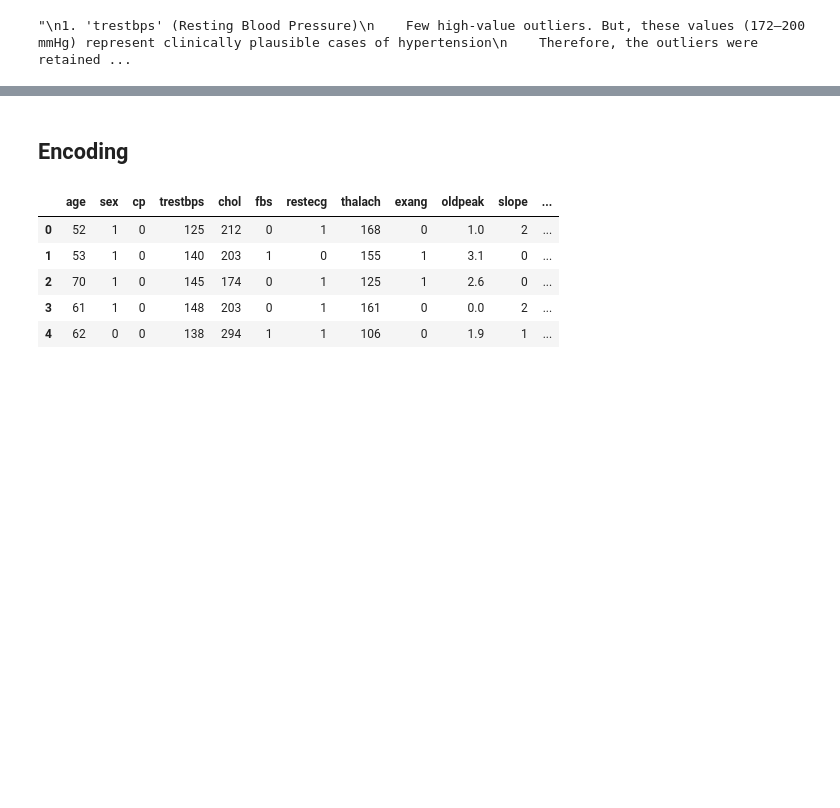
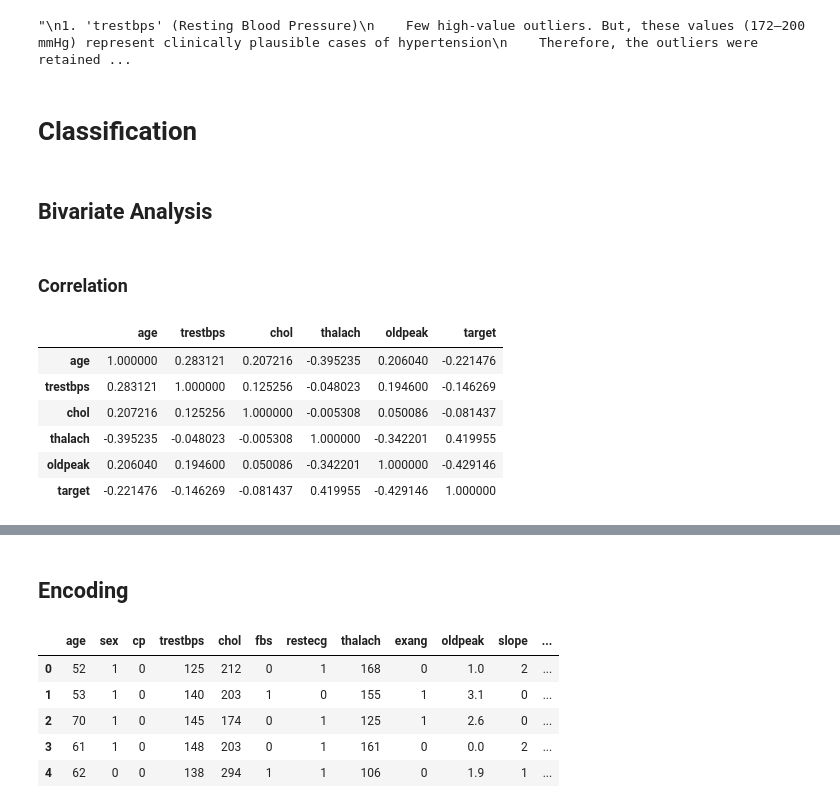
Before and after one commit to Knchna/ICT_AI-ML, a Jupyter notebook: Jul_13_Intermediate_Assessment_2_Supervised_Learning_on_Heart_Dataset.ipynb, the cells around one changed output, grey strips where cells are left out. Cells and saved outputs as stored; diff of their text form; code cells hidden in the pictures; blank space fills up the shorter version.

```diff
--- a/Jul_13_Intermediate_Assessment_2_Supervised_Learning_on_Heart_Dataset.ipynb
+++ b/Jul_13_Intermediate_Assessment_2_Supervised_Learning_on_Heart_Dataset.ipynb
@@ -307,3 +319,21 @@ outliers_trestbps
 '''
 # %% [output]
 "\n1. 'trestbps' (Resting Blood Pressure)\n    Few high-value outliers. But, these values (172–200 mmHg) represent clinically plausible cases of hypertension\n    Therefore, the outliers were retained ...
+# %% [markdown]
+# **Classification**
+# %% [markdown]
+## Bivariate Analysis
+# %% [markdown]
+### Correlation
+# %%
+# Correlation between continuous features to check for multicollinearity, and with target column
+corr_mat1 = df_class[num_cols + ['target']].corr()
+corr_mat1
+# %% [output]
+|  | age | trestbps | chol | thalach | oldpeak | target |
+| age | 1.000000 | 0.283121 | 0.207216 | -0.395235 | 0.206040 | -0.221476 |
+| trestbps | 0.283121 | 1.000000 | 0.125256 | -0.048023 | 0.194600 | -0.146269 |
+| chol | 0.207216 | 0.125256 | 1.000000 | -0.005308 | 0.050086 | -0.081437 |
+| thalach | -0.395235 | -0.048023 | -0.005308 | 1.000000 | -0.342201 | 0.419955 |
+| oldpeak | 0.206040 | 0.194600 | 0.050086 | -0.342201 | 1.000000 | -0.429146 |
+| target | -0.221476 | -0.146269 | -0.081437 | 0.419955 | -0.429146 | 1.000000 |
```
Also changed, not shown: parts of 76 cells of this notebook.
